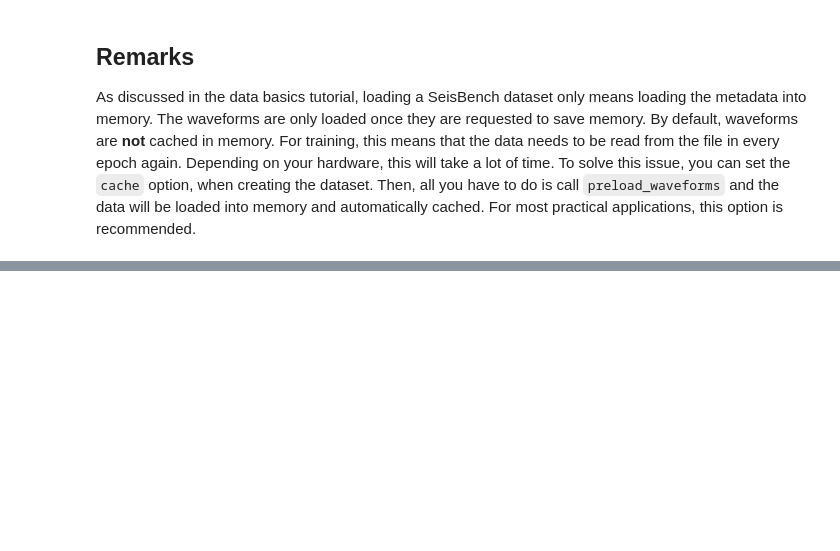
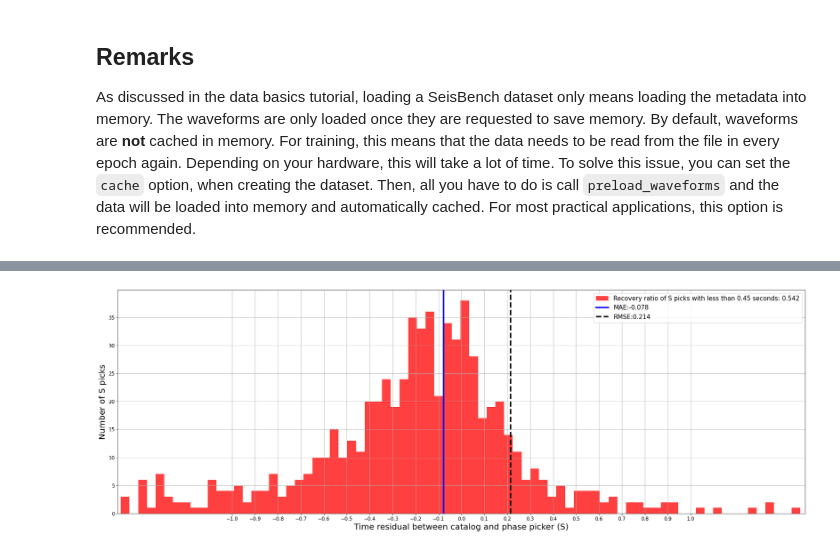
Before and after one commit to javak87/Transfer-Deep-Learning-chile-subduction-zone, a Jupyter notebook: transfer_learning/training_phasenet_iquique_data.ipynb, the cells around one changed output, grey strips where cells are left out. Drawn from its saved outputs; the diff is of its cells as text; code cells hidden in the pictures; blank space fills up the shorter version.

```diff
--- a/transfer_learning/training_phasenet_iquique_data.ipynb
+++ b/transfer_learning/training_phasenet_iquique_data.ipynb
@@ -252,0 +318,36 @@ As discussed in the data basics tutorial, loading a SeisBench dataset only means
+# %%
+time_lag_threshold = 450
+# %%
+# Filter the time lag with the given threshold and capture the picks with more than .. second time lag
+dists_filter_lag_time_m=all_dists_s[np.abs(all_dists_s) < 2000]/1000
+
+# Perform S picks Quality control of PhaseNet by using existing S picks catalog with more than a given time lag
+fig_lag_m, ax_lag_m = plt.subplots(figsize=(30,10))
+
+label_more = '{0}{1}'.format('Recovery ratio of S picks with less than 0.45 seconds: ', round (all_dists_s[np.abs(all_dists_s) < time_lag_threshold].shape[0]/all_dists_s.shape[0],3))
+
+n_lag_m, bins_lag_m, patches_lag_m = ax_lag_m.hist(dists_filter_lag_time_m, 100, density=False, facecolor='r', alpha=0.75, label=label_more)
+#steps = (max(dists_filter_lag_time_m) - min(dists_filter_lag_time_m))/40
+steps = 0.1
+#plt.xticks(np.arange(min(dists_filter_lag_time_m), max(dists_filter_lag_time_m), step=steps))
+plt.xticks(np.arange(-1, 1.1, step=steps))
+plt.xlabel('Time residual between catalog and phase picker (S)', fontsize=20)
+plt.ylabel('Number of S picks', fontsize=20)
+
+plt.tick_params(axis='x', labelsize=12)
+plt.tick_params(axis='y', labelsize=12)
+
+filter_tim_lag = all_dists_s[np.abs(all_dists_s) < 450]/1000
+MAE = np.sum(filter_tim_lag)/filter_tim_lag.shape[0]
+RMSE = np.sqrt (np.sum(filter_tim_lag**2)/filter_tim_lag.shape[0])
+plt.axvline(MAE, color='blue', label='MAE:'+str(round (MAE,3)),linewidth=3.5)
+plt.axvline(RMSE, color='black', label='RMSE:'+str(round (RMSE,3)), linestyle="--", linewidth=3.5)
+
+#plt.title('Common S picks distribution with less than 2 seconds time residual (2012-01-01 to 2012-12-31)', fontsize=24, pad=23)
+#plt.xlim(min(bins_lag_m), max(bins_lag_m))
+plt.xlim([-1.5,1.5])
+plt.grid(True)
+plt.legend(loc='upper right', fontsize=15)
+plt.show()
+# %% [output]
+[figure, added]
```
Also changed, not shown: parts of 6 cells of this notebook.
